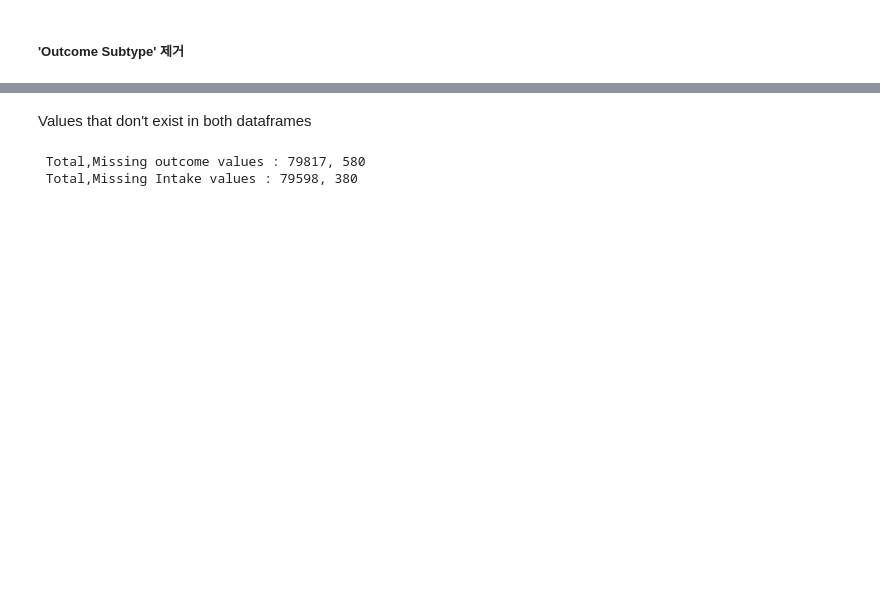
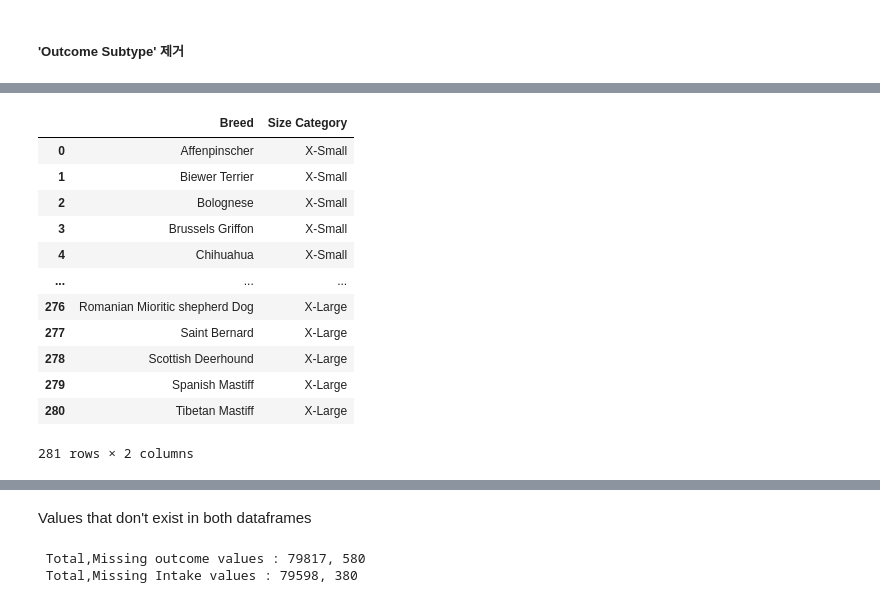
Before and after one commit to jayJ-hub/Section1_Project-, a Jupyter notebook: Section2_Project.ipynb, the cells around one changed output, grey strips where cells are left out. Saved outputs shown, nothing was run; the diff lists cells and outputs as text; code cells hidden in the pictures; blank space fills up the shorter version.

```diff
--- a/Section2_Project.ipynb
+++ b/Section2_Project.ipynb
@@ -625,0 +797,17 @@ Name: Outcome Type, dtype: int64
+# %%
+breedSize = breedSize[['Breed','Size Category']]
+breedSize.head()
+# %% [output]
+|  | Breed | Size Category |
+| 0 | Affenpinscher | X-Small |
+| 1 | Biewer Terrier | X-Small |
+| 2 | Bolognese | X-Small |
+| 3 | Brussels Griffon | X-Small |
+| 4 | Chihuahua | X-Small |
+| ... | ... | ... |
+| 276 | Romanian Mioritic shepherd Dog | X-Large |
+| 277 | Saint Bernard | X-Large |
+| 278 | Scottish Deerhound | X-Large |
+| 279 | Spanish Mastiff | X-Large |
+| 280 | Tibetan Mastiff | X-Large |
+281 rows × 2 columns
```
Also changed, not shown: parts of 55 cells of this notebook.
